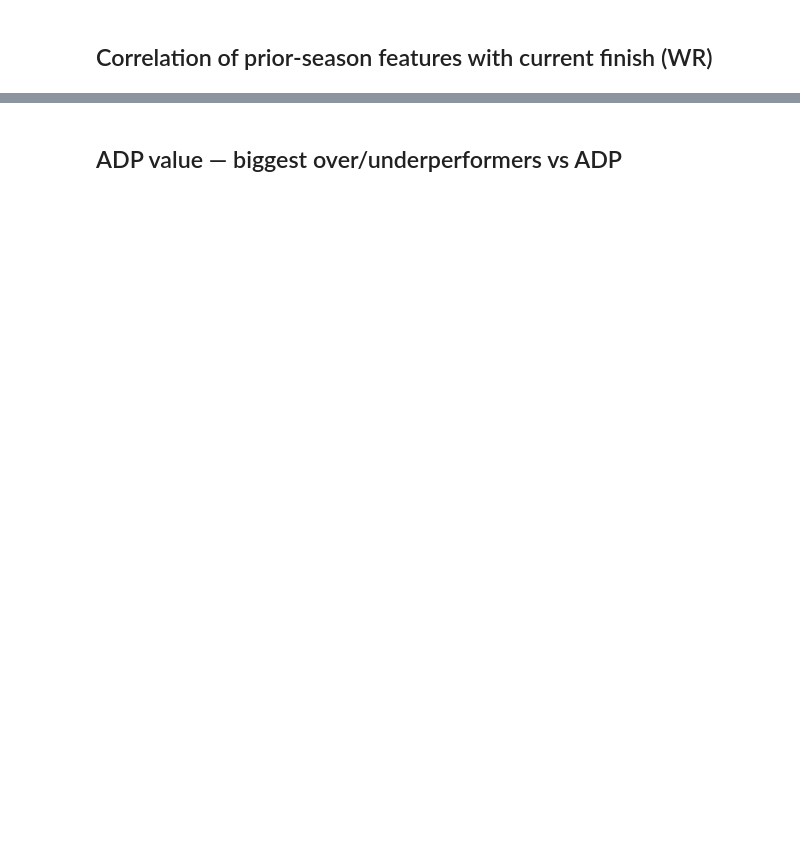
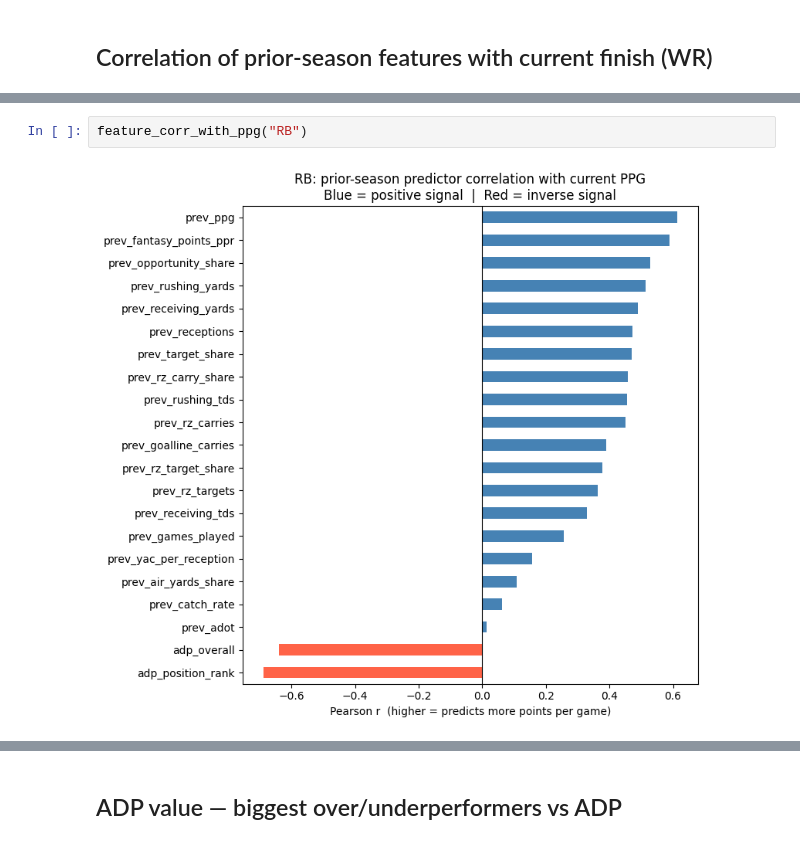
Before and after one commit to ethanhershman/fantasy-football-analytics, a Jupyter notebook: notebooks/eda/01_mega_table_overview.ipynb, the cells around one changed output, grey strips where cells are left out. Drawn from its saved outputs; the diff is of its cells as text; blank space fills up the shorter version.

```diff
--- a/notebooks/eda/01_mega_table_overview.ipynb
+++ b/notebooks/eda/01_mega_table_overview.ipynb
@@ -101,0 +189,4 @@ for pos in ["QB", "RB", "TE"]:
+# %%
+feature_corr_with_ppg("RB")
+# %% [output]
+[figure, added]
```
Also changed, not shown: parts of 14 cells of this notebook, 1 other file.
